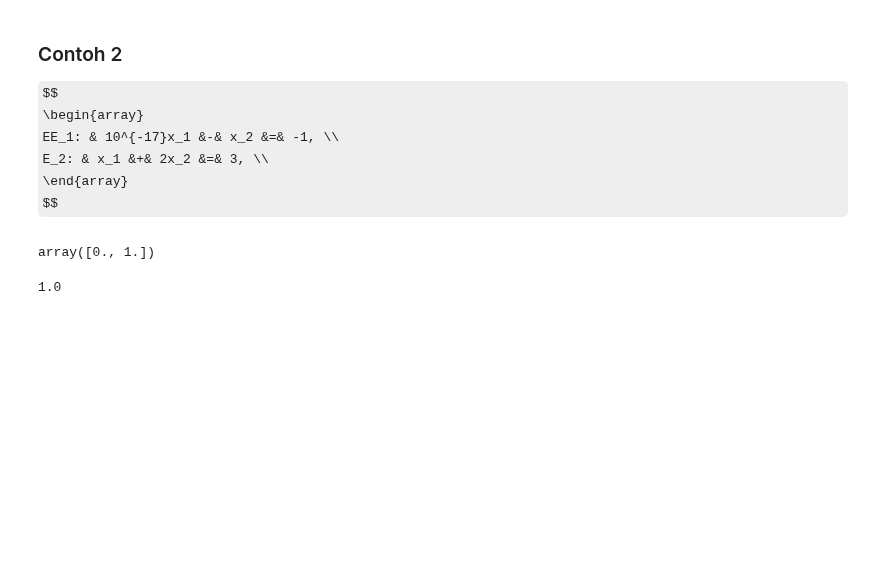
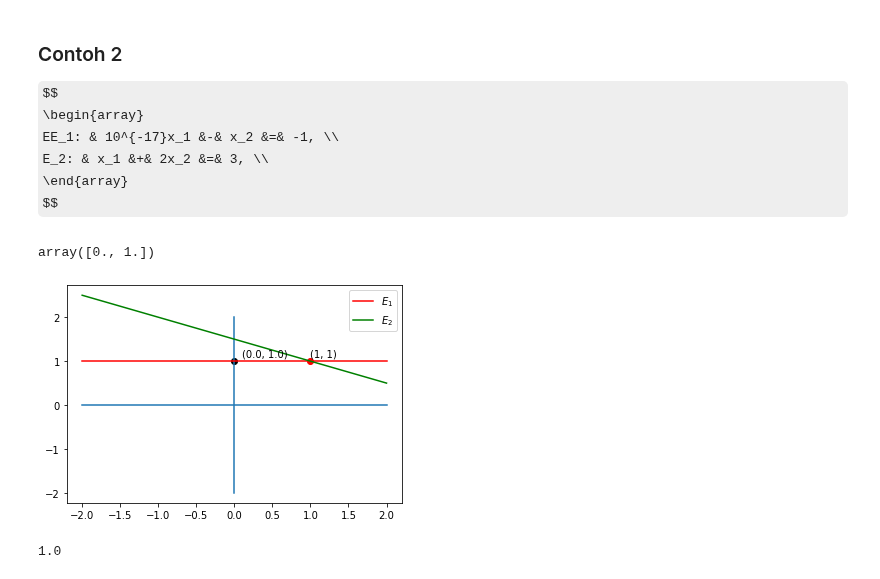
Before and after one commit to liebenlito/Metode-Numerik, a Jupyter notebook: Solusi_dari_SPL.ipynb, the cells around one changed output. Drawn from its saved outputs; the diff is of its cells as text; code cells hidden in the pictures; some formulas as TeX source; blank space fills up the shorter version.

```diff
--- a/Solusi_dari_SPL.ipynb
+++ b/Solusi_dari_SPL.ipynb
@@ -208,6 +209,29 @@ sol = eliminasi_gauss(A,b)
 sol
 # %% [output]
 array([0., 1.])
+# %%
+# Tampilkan kuadran
+plt.plot([-2, 2], [0, 0], color='C0')
+plt.plot([0, 0], [-2, 2], color='C0')
+
+# plot SPL
+x = np.linspace(-2, 2)
+f1 = 1 + 1e-17*x
+f2 = (3 - x)/2
+plt.plot(x, f1, color='red', label='$E_1$')
+plt.plot(x, f2, color='green', label='$E_2$')
+
+# solusi eliminasi
+plt.scatter(sol[0], sol[1], marker='o', color='black')
+plt.annotate('({}, {})'.format(sol[0], sol[1]), sol+0.1)
+
+# solusi eksak
+plt.scatter(1, 1, marker='o', color='red')
+plt.annotate('(1, 1)', (1,1+0.1))
+
+plt.legend();
+# %% [output]
+[figure, added]
 # %%
 detA = np.linalg.det(A) # Determinan A
 detA
```
Also changed, not shown: parts of 3 cells of this notebook.
